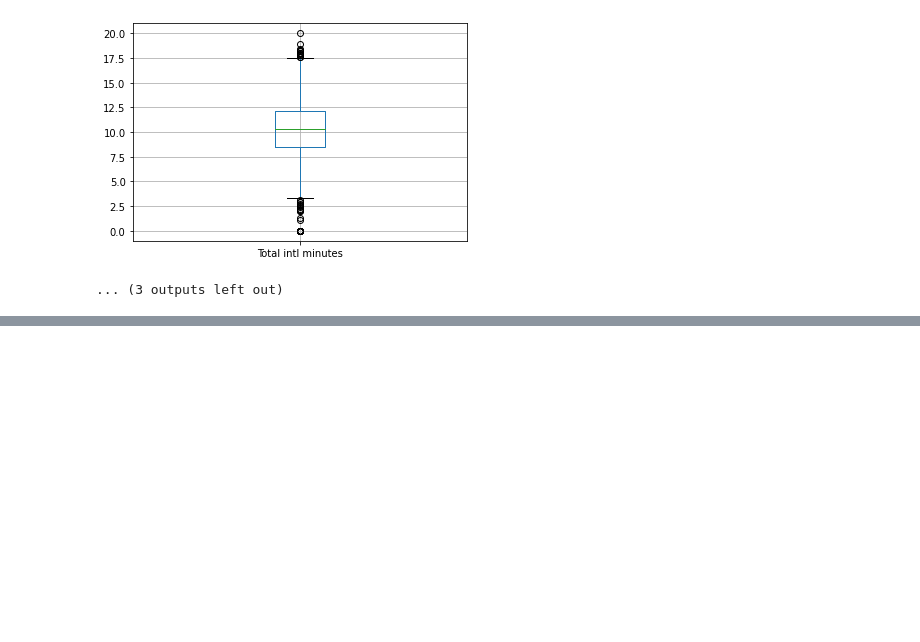
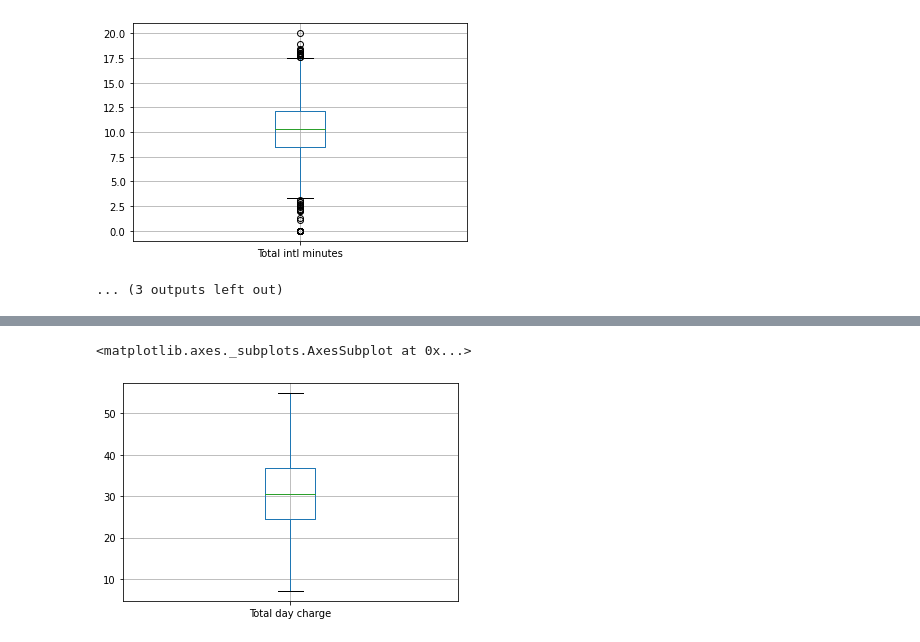
Before and after one commit to akifkashif/EDA-Capstone-Project---Mohammed-Akifuddin, a Jupyter notebook: TEAM_Telecom_Churn_Analysis_Capstone_Project.ipynb, the cells around one changed output, grey strips where cells are left out. Saved outputs shown, nothing was run; the diff lists cells and outputs as text; code cells hidden in the pictures; blank space fills up the shorter version.

```diff
--- a/TEAM_Telecom_Churn_Analysis_Capstone_Project.ipynb
+++ b/TEAM_Telecom_Churn_Analysis_Capstone_Project.ipynb
@@ -313,0 +317,6 @@ for column in df2:
+# %%
+df1 = df2[(df2['Total day charge']> 7  )& (df2['Total day charge']< 55 )]
+df1.boxplot(column = (['Total day charge']))
+# %% [output]
+<matplotlib.axes._subplots.AxesSubplot at 0x...>
+[figure, added]
```
Also changed, not shown: parts of 20 cells of this notebook.
